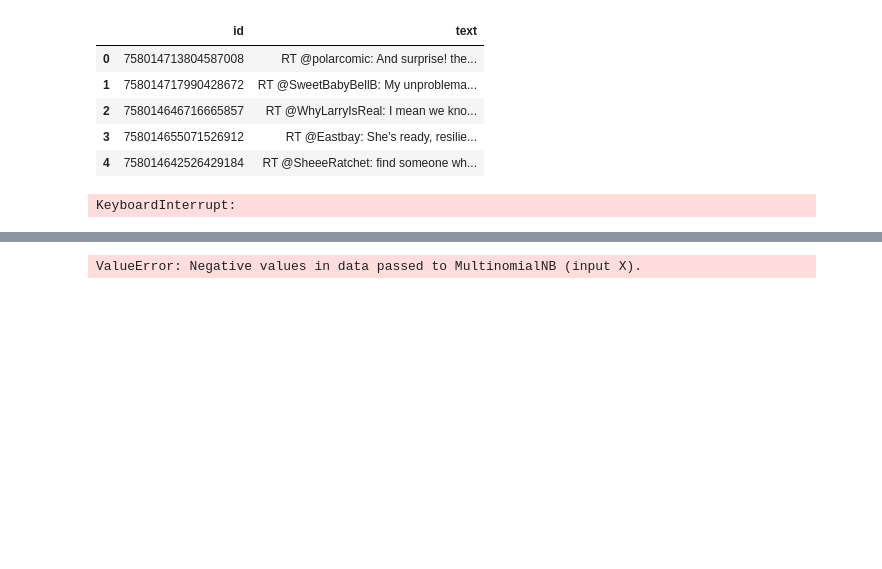
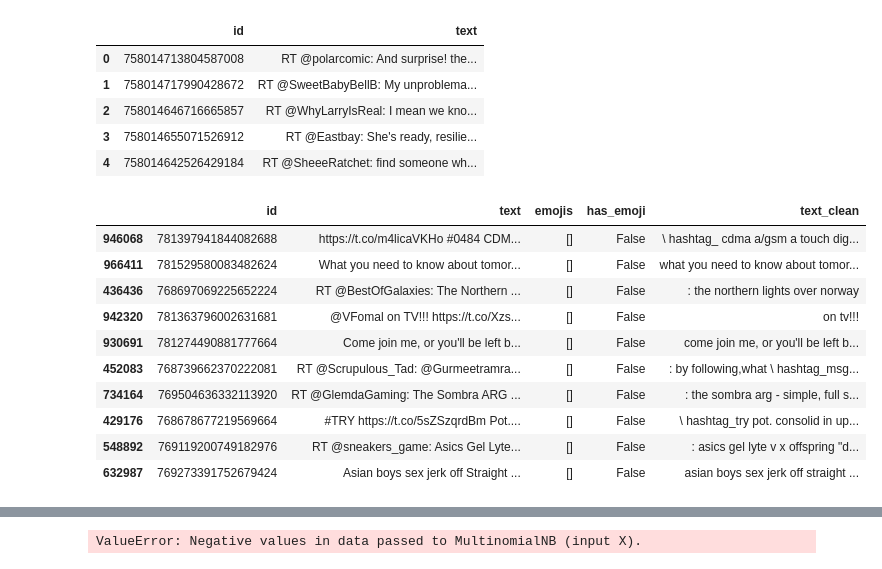
Before and after one commit to samMM-cs/nlp, a Jupyter notebook: tweet_sentiment_analysis.ipynb, the cells around one changed output, grey strips where cells are left out. Saved outputs shown, nothing was run; the diff lists cells and outputs as text; code cells hidden in the pictures; blank space fills up the shorter version.

```diff
--- a/tweet_sentiment_analysis.ipynb
+++ b/tweet_sentiment_analysis.ipynb
@@ -16,68 +15,66 @@ d.head()
 | 3 | 758014655071526912 | RT @Eastbay: She's ready, resilie... |
 | 4 | 758014642526429184 | RT @SheeeRatchet: find someone wh... |
 # %%
-# Example slang dictionary
-slang_dict = {
-    "gr8": "great",
-    "lol": "laugh",
-    "omg": "oh my god",
-    "btw": "by the way",
-    "idk": "I don't know",
-    "smh": "shaking my head"
-}
-
-# Sarcasm triggers
-sarcasm_triggers = ["yeah right", "sure", "as if", "lol", "totally", "not really"]
-
 def has_emoji(text):
     if not isinstance(text,str):
         return False
     return emoji.emoji_count(text)>0
+
 #Clean text
 def clean_tweet(text):
     if not isinstance(text,str):
-        return ""
+        return [], False, ""
+
+    emojis=[c for c in text if c in emoji.EMOJI_DATA]
+    has_emoji=bool(emojis)
+    text=emoji.demojize(text,language='en') #demojize text
+    text=re.sub(r":([a-z_]+):",r" emoji_\1",text)
+
     text=text.lower() #lower text
 
     #Transform emoticons to tokens
     emoticon_dict = {":)": "emoji_smile", ":-)": "emoji_smile",
                      ":(": "emoji_sad", ":-(": "emoji_sad",
                      ":D": "emoji_laugh", ";)": "emoji_wink"}
 
     for emo, token in emoticon_dict.items():
         text=text.replace(emo, f" {token} ")
 
-    for slang,word in slang_dict.items():
-        text=re.sub(rf"\b{slang}\b",word,text)
-
     text=re.sub(r"https?://\S+|www\.\S+","",text) #remove URLs
     text=re.sub(r"@\w+","",text) #remove mention
     text=re.sub(r"\brt\b","",text) #remove retweet
-    text=re.sub(r"#(\w+)",r"\1",text) # remove hashtag
-    text=re.sub(r"[\n\t]","",text) # remove newline and tab
-    text=re.sub(r"[^\w\s]"," ",text)
+    text=re.sub(r"#(\w+)",r"\ hashtag_\1",text) # remove hashtag
     text=re.sub(r"\d+","",text) #remove numbers
-    text=re.sub(r"(.)\1{2,}",r"\1\1",text) #limit repeated characters to 2
-    return " ".join(text.split()).strip()
+    text=re.sub(r"(.)\1{3,}",r"\1\1\1",text) #limit repeated characters to 3
+    return emojis, has_emoji, " ".join(text.split()).strip()
 
 #Transform emoji in token
 def demojize_text(text):
     text=emoji.demojize(text,language='en')
     text=re.sub(r":([a-z_]+):",r" emoji_\1",text)
-    return text.strip()
+    return text
 
 def extract_emojis(text):
     return [char for char in text if char in emoji.EMOJI_DATA]
 
-df_tweet_with_emojis=d[d["text"].swifter.apply(has_emoji)].copy()
+df_tweet=d.copy()
 
-df_tweet_with_emojis["emojis"]=df_tweet_with_emojis["text"].swifter.apply(extract_emojis)
-df_tweet_with_emojis["demojize"]=df_tweet_with_emojis["text"].swifter.apply(demojize_text)
-df_tweet_with_emojis["text_clean"]=df_tweet_with_emojis["text"].swifter.apply(clean_tweet)
-
-df_tweet_with_emojis.sample(10)
+df_tweet[["emojis","has_emoji","text_clean"]]=(
+    df_tweet["text"].apply(clean_tweet).apply(pd.Series)
+)
+df_tweet.sample(10)
 # %% [output]
-KeyboardInterrupt:
+|  | id | text | emojis | has_emoji | text_clean |
+| 946068 | 781397941844082688 | https://t.co/m4licaVKHo #0484 CDM... | [] | False | \ hashtag_ cdma a/gsm a touch dig... |
+| 966411 | 781529580083482624 | What you need to know about tomor... | [] | False | what you need to know about tomor... |
+| 436436 | 768697069225652224 | RT @BestOfGalaxies: The Northern ... | [] | False | : the northern lights over norway |
+| 942320 | 781363796002631681 | @VFomal on TV!!! https://t.co/Xzs... | [] | False | on tv!!! |
+| 930691 | 781274490881777664 | Come join me, or you'll be left b... | [] | False | come join me, or you'll be left b... |
+| 452083 | 768739662370222081 | RT @Scrupulous_Tad: @Gurmeetramra... | [] | False | : by following,what \ hashtag_msg... |
+| 734164 | 769504636332113920 | RT @GlemdaGaming: The Sombra ARG ... | [] | False | : the sombra arg - simple, full s... |
+| 429176 | 768678677219569664 | #TRY https://t.co/5sZSzqrdBm Pot.... | [] | False | \ hashtag_try pot. consolid in up... |
+| 548892 | 769119200749182976 | RT @sneakers_game: Asics Gel Lyte... | [] | False | : asics gel lyte v x offspring "d... |
+| 632987 | 769273391752679424 | Asian boys sex jerk off Straight ... | [] | False | asian boys sex jerk off straight ... |
 # %%
 import contractions
 import string
```
Also changed, not shown: parts of 6 cells of this notebook.
